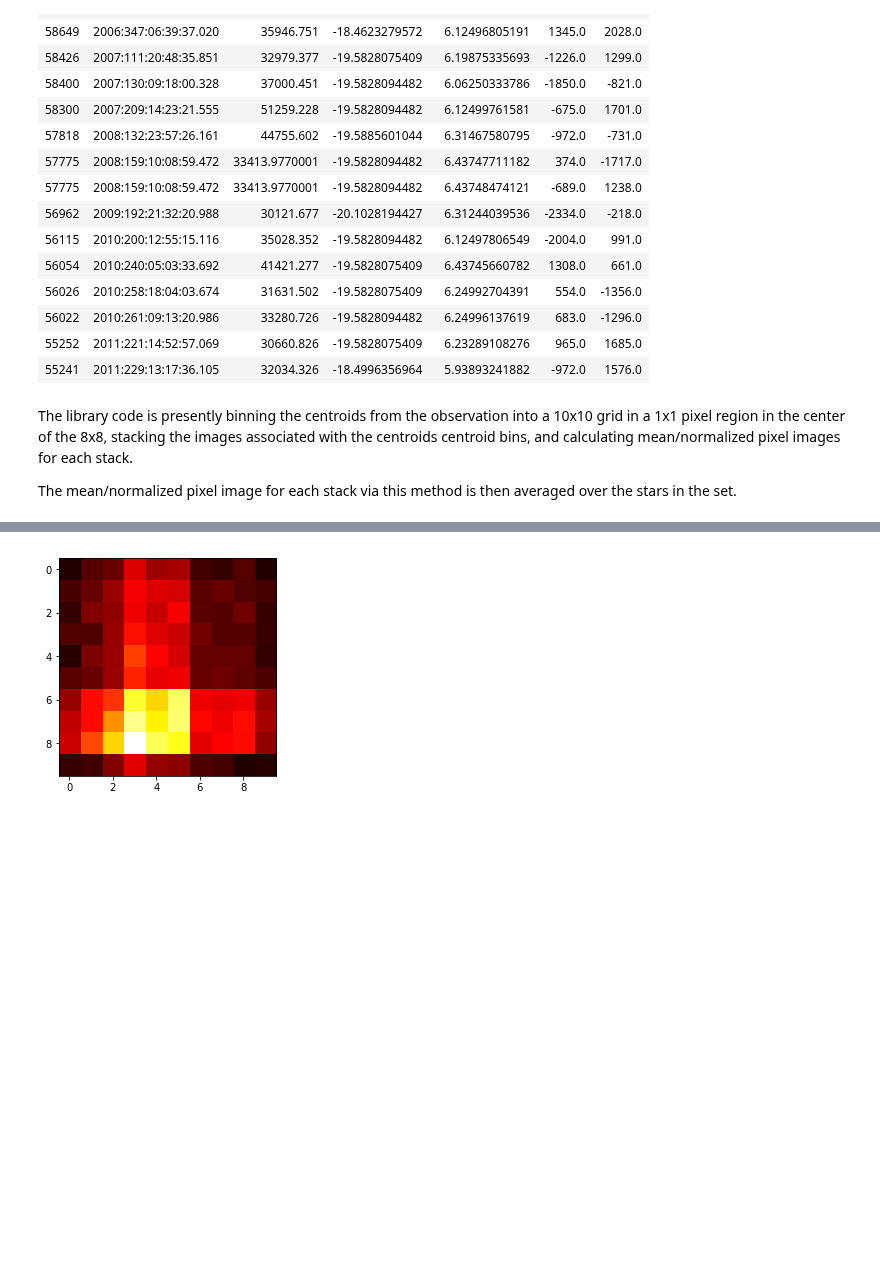
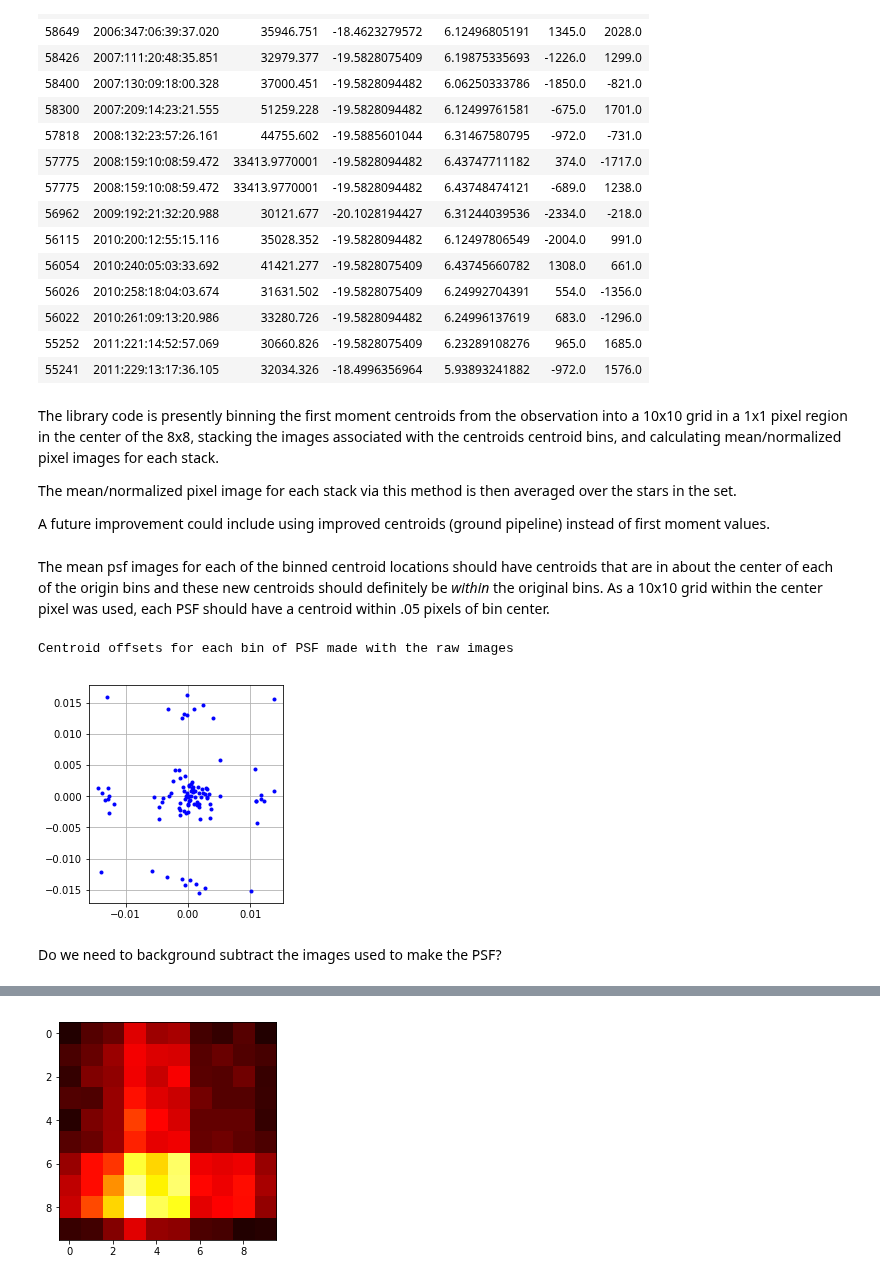
Before and after one commit to sot/aca_psf_library, a Jupyter notebook: aca_psf_lib_review_full.ipynb, the cells around one changed output, grey strips where cells are left out. Drawn from its saved outputs; the diff is of its cells as text; code cells hidden in the pictures; blank space fills up the shorter version.

```diff
--- a/aca_psf_lib_review_full.ipynb
+++ b/aca_psf_lib_review_full.ipynb
@@ -59,8 +67,45 @@ guide_stars[['obsid', 'kalman_datestart', 'dur', 'tccd_mean', 'aoacmag_mean', 'y
 | 55252 | 2011:221:14:52:57.069 | 30660.826 | -19.5828075409 | 6.23289108276 | 965.0 | 1685.0 |
 | 55241 | 2011:229:13:17:36.105 | 32034.326 | -18.4996356964 | 5.93893241882 | -972.0 | 1576.0 |
 # %% [markdown]
-The library code is presently binning the centroids from the observation into a 10x10 grid in a 1x1 pixel region in the center of the 8x8, stacking the images associated with the centroids centroid bins, and calculating mean/normalized pixel images for each stack.
+The library code is presently binning the first moment centroids from the observation into a 10x10 grid in a 1x1 pixel region in the center of the 8x8, stacking the images associated with the centroids centroid bins, and calculating mean/normalized pixel images for each stack.
 
 The mean/normalized pixel image for each stack via this method is then averaged over the stars in the set.
+
+A future improvement could include using improved centroids (ground pipeline) instead of first moment values.
 # %%
-master_psf, distributions = aca_psf_library.make_library(guide_stars)
+master_psf, distributions, row_cens, col_cens = aca_psf_library.make_library(guide_stars)
+# %% [markdown]
+The mean psf images for each of the binned centroid locations should have centroids that are in about the center
+of each of the origin bins and these new centroids should definitely be *within* the original bins.  As a 10x10 grid within the center pixel was used, each PSF should have a centroid within .05 pixels of bin center.
+# %%
+def check_psf_centroids(psf):
+    centroids = {}
+    center_delta = {}
+    for loc in psf:
+        rc, cc = loc
+        binsize = 1 / aca_psf_library.NBINS
+        rc = (rc * binsize) + (binsize / 2) + aca_psf_library.LOW
+        cc = (cc * binsize) + (binsize / 2) + aca_psf_library.LOW
+        img = psf[loc]
+        r, c, norm = aca_psf_library.centroid(np.array(img))
+        centroids[loc] = (r, c)
+        center_delta[loc] = (r - rc, c - cc)
+    return centroids, center_delta
+# %%
+def plot_centroid_offsets(psf):
+    centroids, center_delta = check_psf_centroids(psf)
+    r_offset = np.array([center_delta[loc][0] for loc in center_delta])
+    c_offset = np.array([center_delta[loc][1] for loc in center_delta])
+    fig = plt.figure()
+    ax = fig.gca()
+    ax.set_aspect('equal')
+    plt.plot(r_offset, c_offset, 'b.')
+    plt.grid()
+# %%
+plot_centroid_offsets(master_psf)
+print("Centroid offsets for each bin of PSF made with the raw images")
+# %% [output]
+Centroid offsets for each bin of PSF made with the raw images
+[figure, added]
+# %% [markdown]
+Do we need to background subtract the images used to make the PSF?
```
Also changed, not shown: parts of 17 cells of this notebook, 3 other files.
